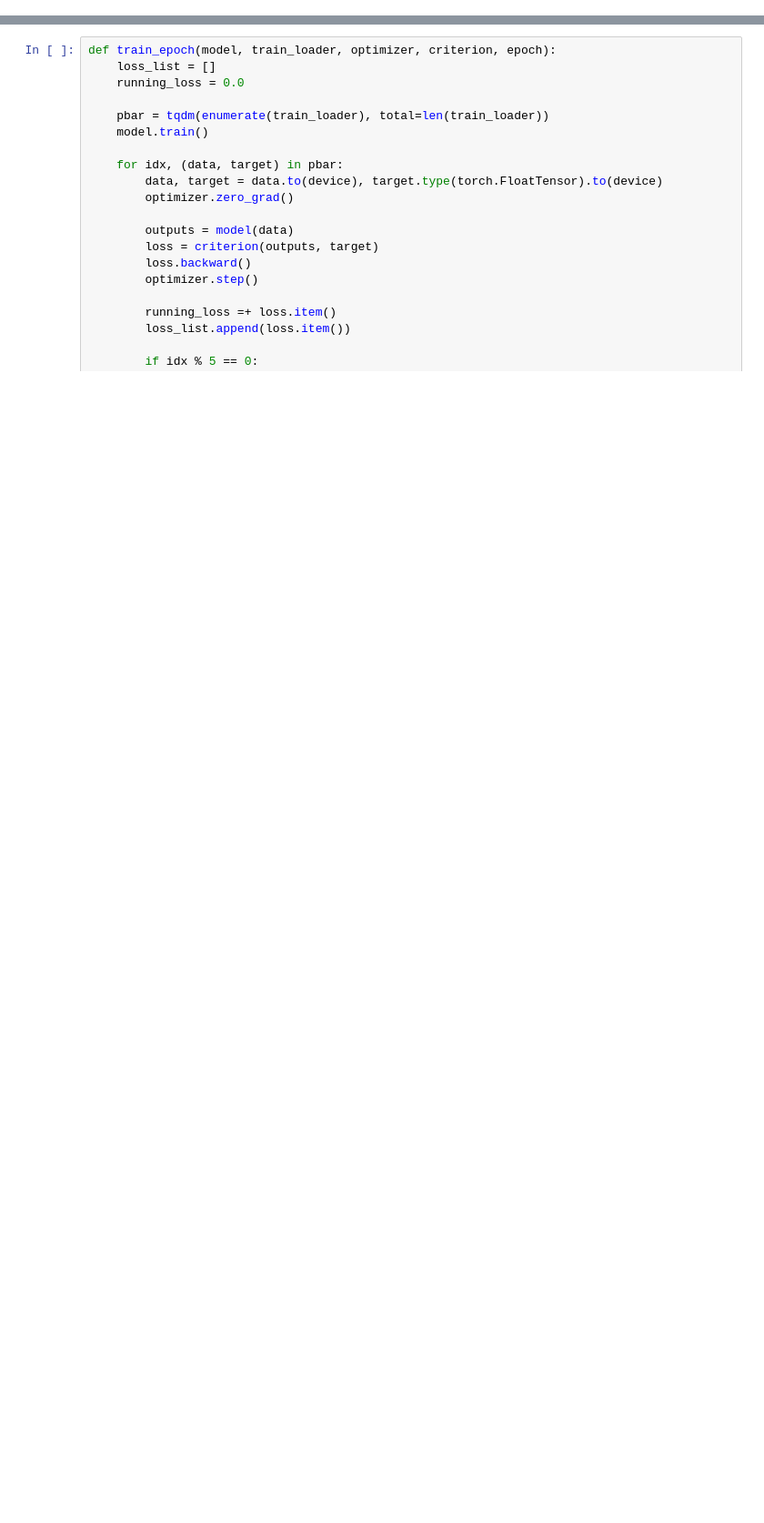
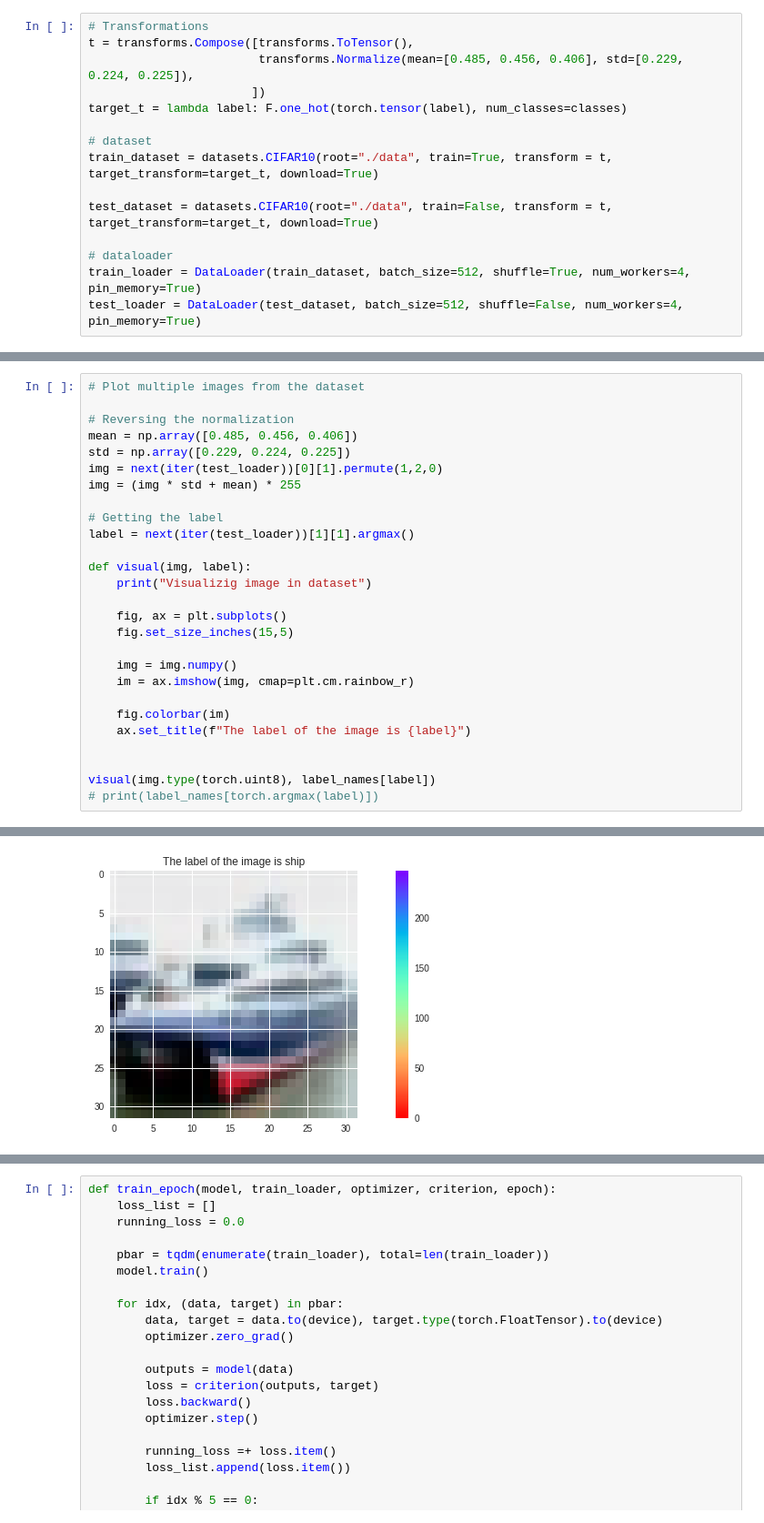
Before and after one commit to vardeep-sandhu/CudaLab, a Jupyter notebook: Sheet03/Sheet03.ipynb, the cells around one changed output, grey strips where cells are left out. Shown at 91% size. Drawn from its saved outputs; the diff is of its cells as text; blank space fills up the shorter version.

```diff
--- a/Sheet03/Sheet03.ipynb
+++ b/Sheet03/Sheet03.ipynb
@@ -69,0 +30,15 @@ def visual(img):
+# %%
+# Transformations
+t = transforms.Compose([transforms.ToTensor(),
+                        transforms.Normalize(mean=[0.485, 0.456, 0.406], std=[0.229, 0.224, 0.225]),
+                       ])
+target_t = lambda label: F.one_hot(torch.tensor(label), num_classes=classes)
+
+# dataset
+train_dataset = datasets.CIFAR10(root="./data", train=True, transform = t, target_transform=target_t, download=True)
+
+test_dataset = datasets.CIFAR10(root="./data", train=False, transform = t, target_transform=target_t, download=True)
+
+# dataloader
+train_loader = DataLoader(train_dataset, batch_size=512, shuffle=True, num_workers=4, pin_memory=True)
+test_loader = DataLoader(test_dataset, batch_size=512, shuffle=False, num_workers=4, pin_memory=True)
@@ -69,0 +50,28 @@ def visual(img):
+# %%
+# Plot multiple images from the dataset
+
+# Reversing the normalization
+mean = np.array([0.485, 0.456, 0.406])
+std = np.array([0.229, 0.224, 0.225])
+img = next(iter(test_loader))[0][1].permute(1,2,0)
+img = (img * std + mean) * 255
+
+# Getting the label
+label = next(iter(test_loader))[1][1].argmax()
+
+def visual(img, label):
+    print("Visualizig image in dataset")
+
+    fig, ax = plt.subplots()
+    fig.set_size_inches(15,5)
+
+    img = img.numpy()
+    im = ax.imshow(img, cmap=plt.cm.rainbow_r)
+
+    fig.colorbar(im)
+    ax.set_title(f"The label of the image is {label}")
+
+
+visual(img.type(torch.uint8), label_names[label])
+# print(label_names[torch.argmax(label)])
+# %% [output]
@@ -69,0 +79 @@ def visual(img):
+[figure, added]
```
Also changed, not shown: parts of 40 cells of this notebook.
